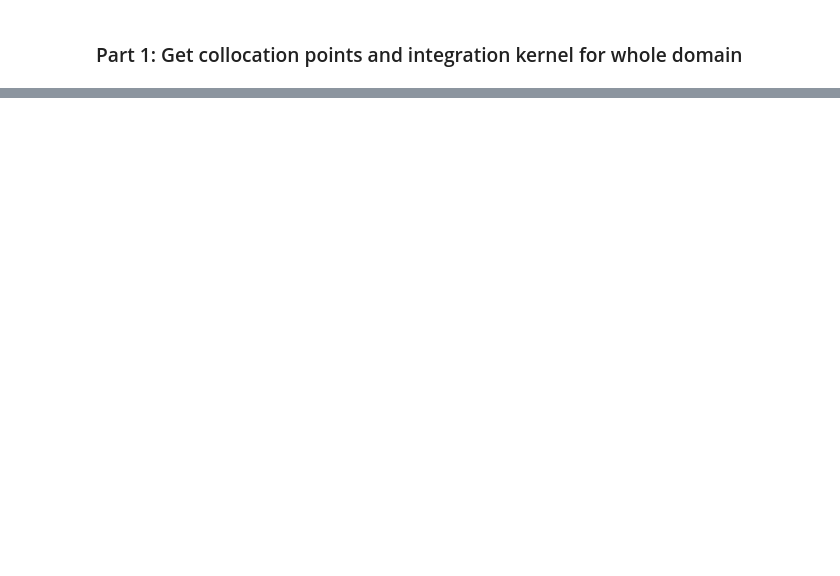
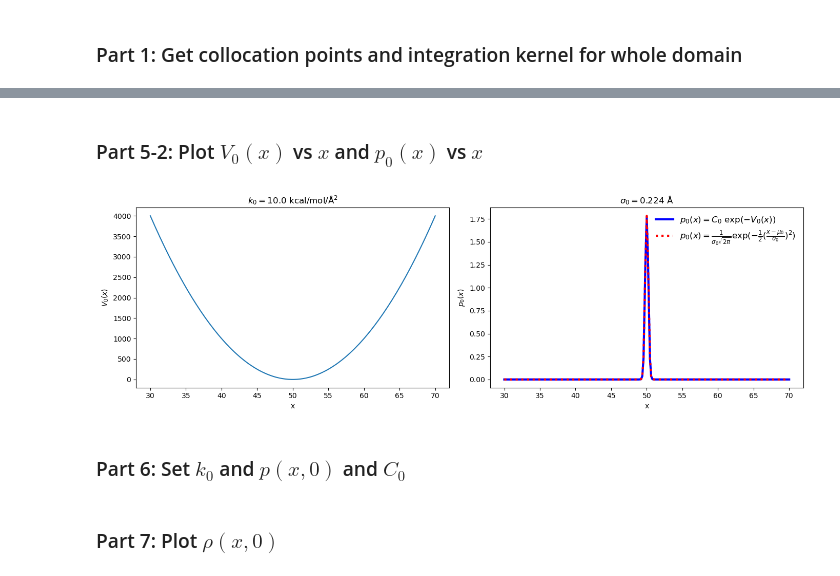
Before and after one commit to yizaochen/Alphabeta, a Jupyter notebook: notebooks/assemble_gaussian_test.ipynb, the cells around one changed output, grey strips where cells are left out. Drawn from its saved outputs; the diff is of its cells as text; code cells hidden in the pictures; blank space fills up the shorter version.

```diff
--- a/notebooks/assemble_gaussian_test.ipynb
+++ b/notebooks/assemble_gaussian_test.ipynb
@@ -116,0 +74,30 @@ plt.show()
+# %% [markdown]
+### Part 5-2: Plot $V_0(x)$ vs $x$ and $p_0(x)$ vs $x$
+# %%
+fig, axes = plt.subplots(ncols=2, nrows=1, figsize=(14,4.5))
+
+ax = axes[1]
+ax.plot(xref, V_eq)
+ax.set_xlabel("x")
+ax.set_ylabel("\$ V_0(x) \$")
+title = @sprintf "\$ k_0 = %3.1f \$ kcal/mol/Å\$^2\$" k_eq
+ax.set_title(title)
+
+ax = axes[2]
+label1 = "\$ p_0(x) = C_0~\\exp(-V_0(x))\$"
+label2 = "\$ p_0(x) = \\frac{1}{\\sigma_0 \\sqrt{2\\pi}}\\exp{(-\\frac{1}{2}(\\frac{x-\\mu_0}{\\sigma_0})^2)} \$"
+ax.plot(xref, peq, label=label1, linestyle="-", linewidth=3, color="blue")
+ax.plot(xref, peq_gaussian, label=label2, linestyle=":", linewidth=3, color="red")
+
+ax.set_xlabel("x")
+ax.set_ylabel("\$ p_0(x)\$")
+title = @sprintf "\$ \\sigma_0 = %3.3f\$ Å" sigma_by_keq
+ax.set_title(title)
+ax.legend(frameon=false, fontsize=12)
+plt.tight_layout()
+#plt.savefig("k10.png", dpi=100)
+plt.show()
+# %% [output]
+[figure, added]
+# %% [markdown]
+### Part 6: Set $k_0$ and $p(x,0)$ and $C_0$
@@ -116,0 +110,2 @@ plt.show()
+# %% [markdown]
+### Part 7: Plot $\rho(x,0)$
```
Also changed, not shown: parts of 42 cells of this notebook.
